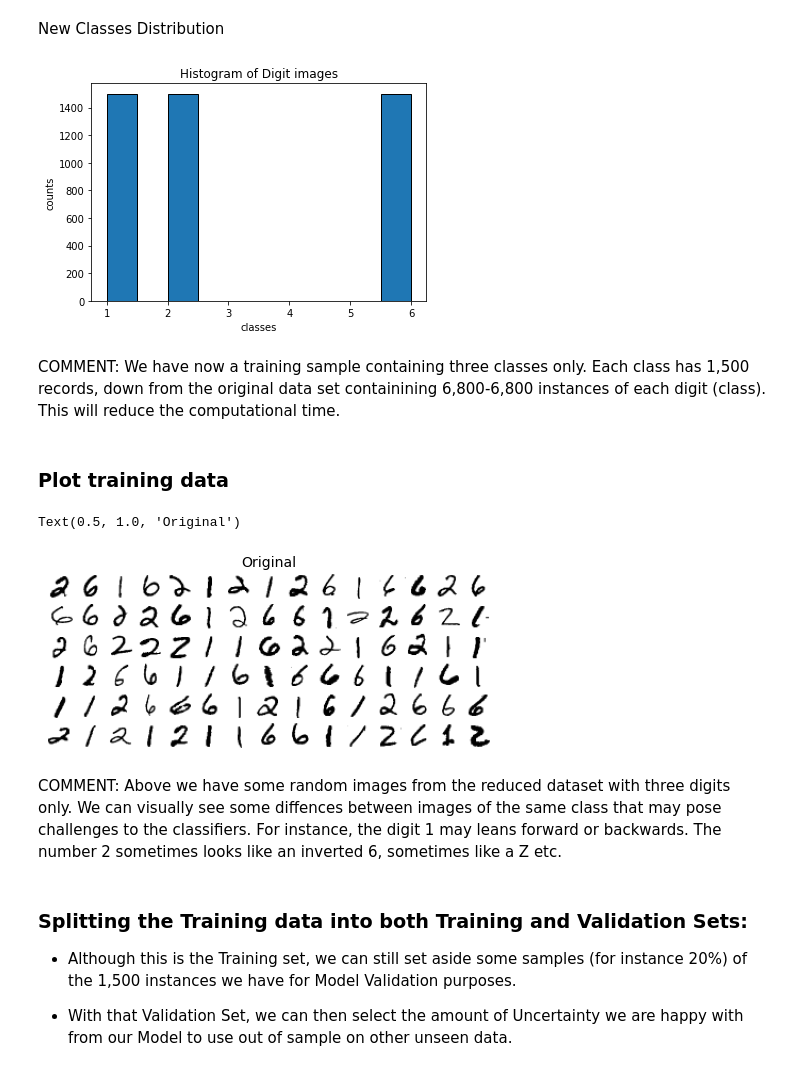
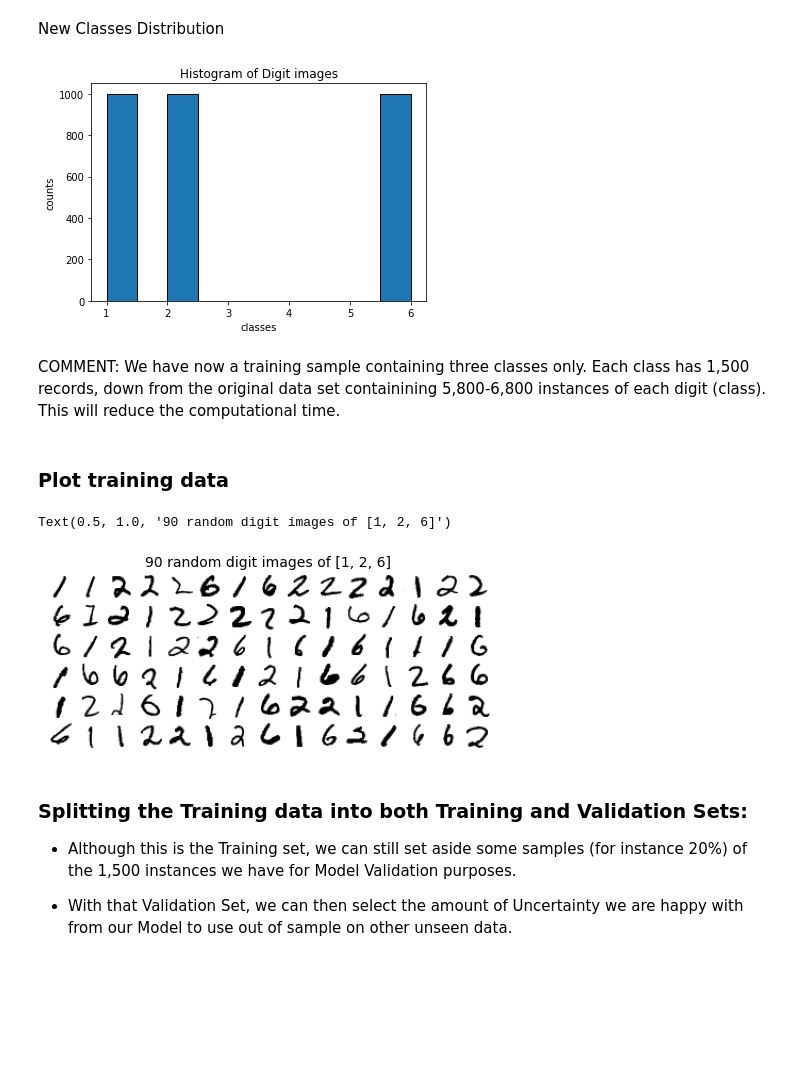
Before and after one commit to carlos20160984/ET5003_SEM1_2021-2, a Jupyter notebook: Etivity_1_Carlos_Santiago.ipynb, the cells around one changed output. Saved outputs shown, nothing was run; the diff lists cells and outputs as text; code cells hidden in the pictures; blank space fills up the shorter version.

```diff
--- a/Etivity_1_Carlos_Santiago.ipynb
+++ b/Etivity_1_Carlos_Santiago.ipynb
@@ -264,7 +258,7 @@ classes
 [1, 2, 6]
 # %%
 # The number of instances we'll keep for each of our 3 digits:
-inst_class = 1500
+inst_class = 1000
 
 inputs=[]
 labels=[]
@@ -292,28 +286,25 @@ ax.set_ylabel('counts')
 ax.set_title(r'Histogram of Digit images')
 plt.show()
 # %% [output]
-[figure, old version]
+[figure, new version]
 # %% [markdown]
-COMMENT: We have now a training sample containing three classes only. Each class has 1,500 records, down from the original data set containining 6,800-6,800 instances of each digit (class). This will reduce the computational time.
+COMMENT: We have now a training sample containing three classes only. Each class has 1,500 records, down from the original data set containining 5,800-6,800 instances of each digit (class). This will reduce the computational time.
 # %% [markdown]
 ### Plot training data
 # %%
 # Show a few instances from each Digit:
 plt.figure(figsize=(8,8))
 
 # Selecting a few label indices from each of the 3 classes to show:
 
 randomlist = random.sample(range(0, len(X_train)), 90)  # Generate 90 images, 15 per now
 
 # Plotting 'original' image
 plot_digits(X_train[randomlist,:],images_per_row=15)
-plt.title("Original", fontsize=14)
+plt.title("90 random digit images of "+str(classes), fontsize=14)
 # %% [output]
-Text(0.5, 1.0, 'Original')
+Text(0.5, 1.0, '90 random digit images of [1, 2, 6]')
-[figure, old version]
+[figure, new version]
-# %% [markdown]
-COMMENT: Above we have some random images from the reduced dataset with three digits only.
-We can visually see some diffences between images of the same class that may pose challenges to the classifiers. For instance, the digit 1 may leans forward or backwards. The number 2 sometimes looks like an inverted 6, sometimes like a Z etc.
 # %% [markdown]
 ###  Splitting the Training data into both Training and Validation Sets:
 
```
Also changed, not shown: parts of 34 cells of this notebook.
